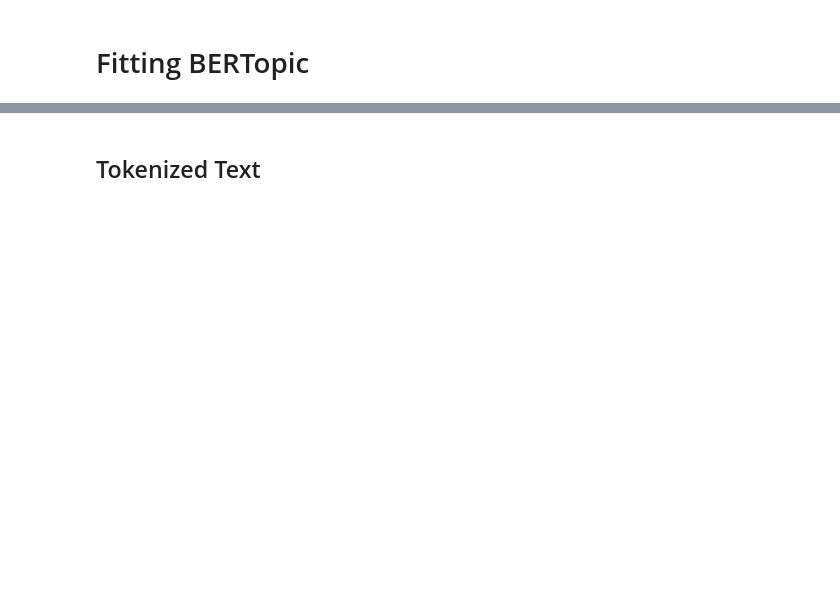
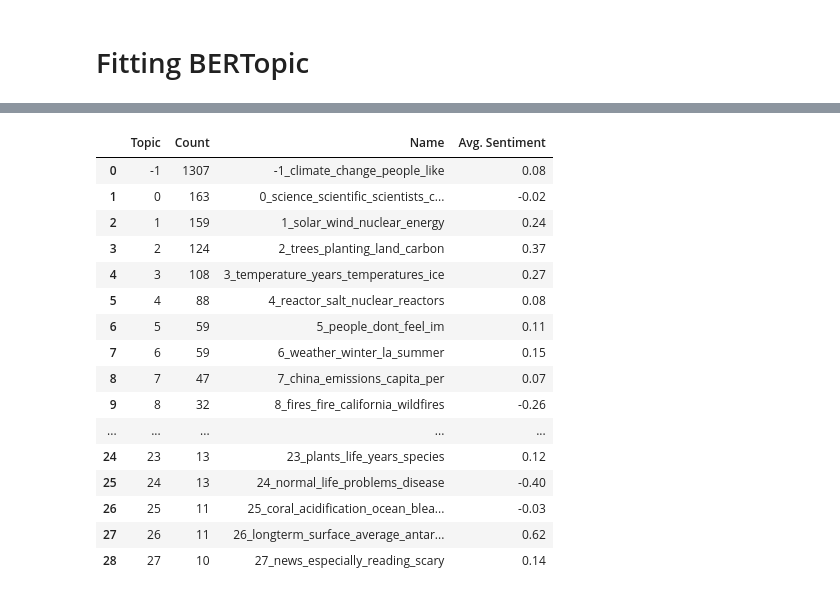
Before and after one commit to Eco-Emotions/climate-change-discourse, a Jupyter notebook: 3. Topic Modeling.ipynb, the cells around one changed output, grey strips where cells are left out. Saved outputs shown, nothing was run; the diff lists cells and outputs as text; code cells hidden in the pictures; blank space fills up the shorter version.

```diff
--- a/3. Topic Modeling.ipynb
+++ b/3. Topic Modeling.ipynb
@@ -74,2 +105,0 @@ topic_model_pre.get_topic(topic=0)
-# %% [markdown]
-## Tokenized Text
@@ -83,0 +106,30 @@ topic_model_tok.get_topic_info()
+# %%
+df['Topic_Label'] = topics
+# %%
+# Calculate the average sentiment per topic
+avg_sentiment = df.groupby('Topic_Label')['sentiment_compound'].mean().round(2).reset_index()
+avg_sentiment.columns = ['Topic', 'Avg. Sentiment']
+
+# Merge the topic counts and average sentiment dataframes
+merged_df = pd.merge(topic_model.get_topic_info(), avg_sentiment, on='Topic')
+
+# Display the resulting dataframe
+merged_df
+# %% [output]
+|  | Topic | Count | Name | Avg. Sentiment |
+| 0 | -1 | 1307 | -1_climate_change_people_like | 0.08 |
+| 1 | 0 | 163 | 0_science_scientific_scientists_c... | -0.02 |
+| 2 | 1 | 159 | 1_solar_wind_nuclear_energy | 0.24 |
+| 3 | 2 | 124 | 2_trees_planting_land_carbon | 0.37 |
+| 4 | 3 | 108 | 3_temperature_years_temperatures_ice | 0.27 |
+| 5 | 4 | 88 | 4_reactor_salt_nuclear_reactors | 0.08 |
+| 6 | 5 | 59 | 5_people_dont_feel_im | 0.11 |
+| 7 | 6 | 59 | 6_weather_winter_la_summer | 0.15 |
+| 8 | 7 | 47 | 7_china_emissions_capita_per | 0.07 |
+| 9 | 8 | 32 | 8_fires_fire_california_wildfires | -0.26 |
+| ... | ... | ... | ... | ... |
+| 24 | 23 | 13 | 23_plants_life_years_species | 0.12 |
+| 25 | 24 | 13 | 24_normal_life_problems_disease | -0.40 |
+| 26 | 25 | 11 | 25_coral_acidification_ocean_blea... | -0.03 |
+| 27 | 26 | 11 | 26_longterm_surface_average_antar... | 0.62 |
+| 28 | 27 | 10 | 27_news_especially_reading_scary | 0.14 |
```
Also changed, not shown: parts of 8 cells of this notebook.
